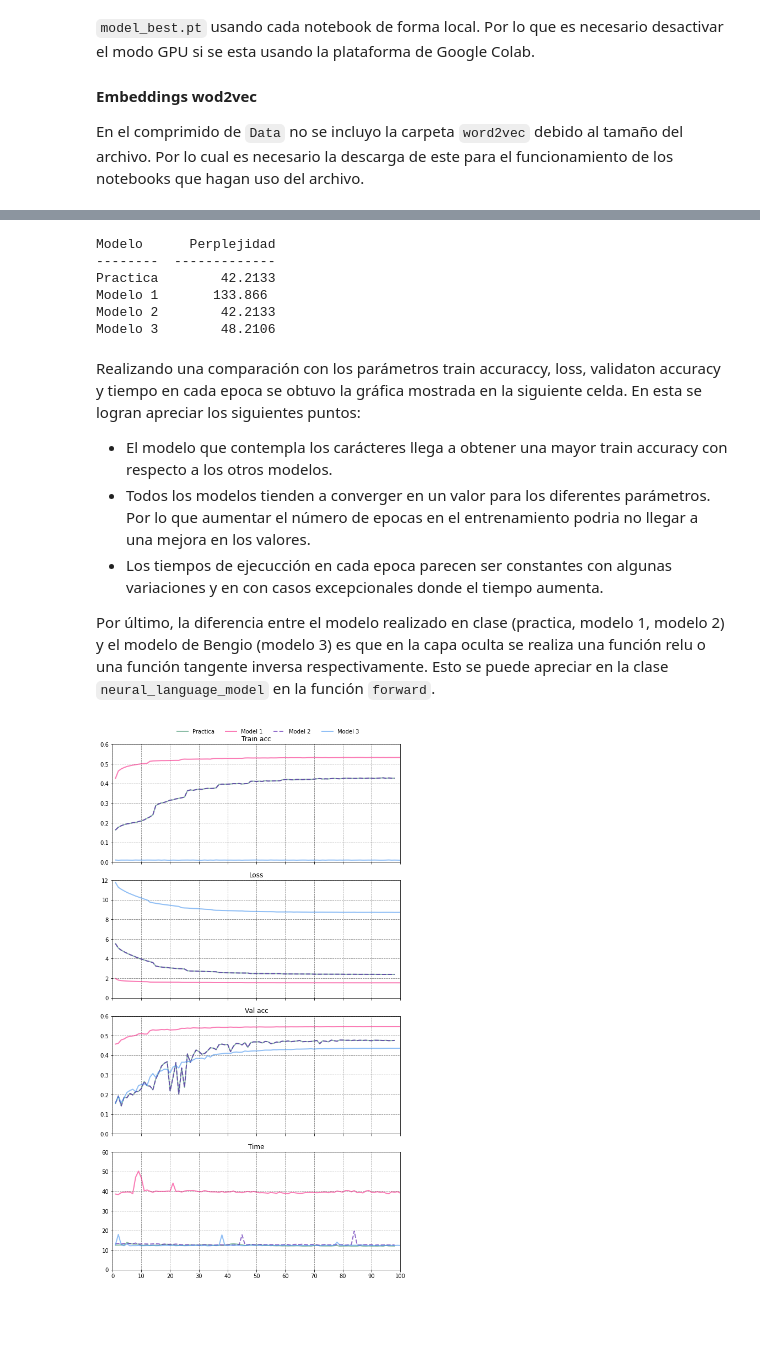
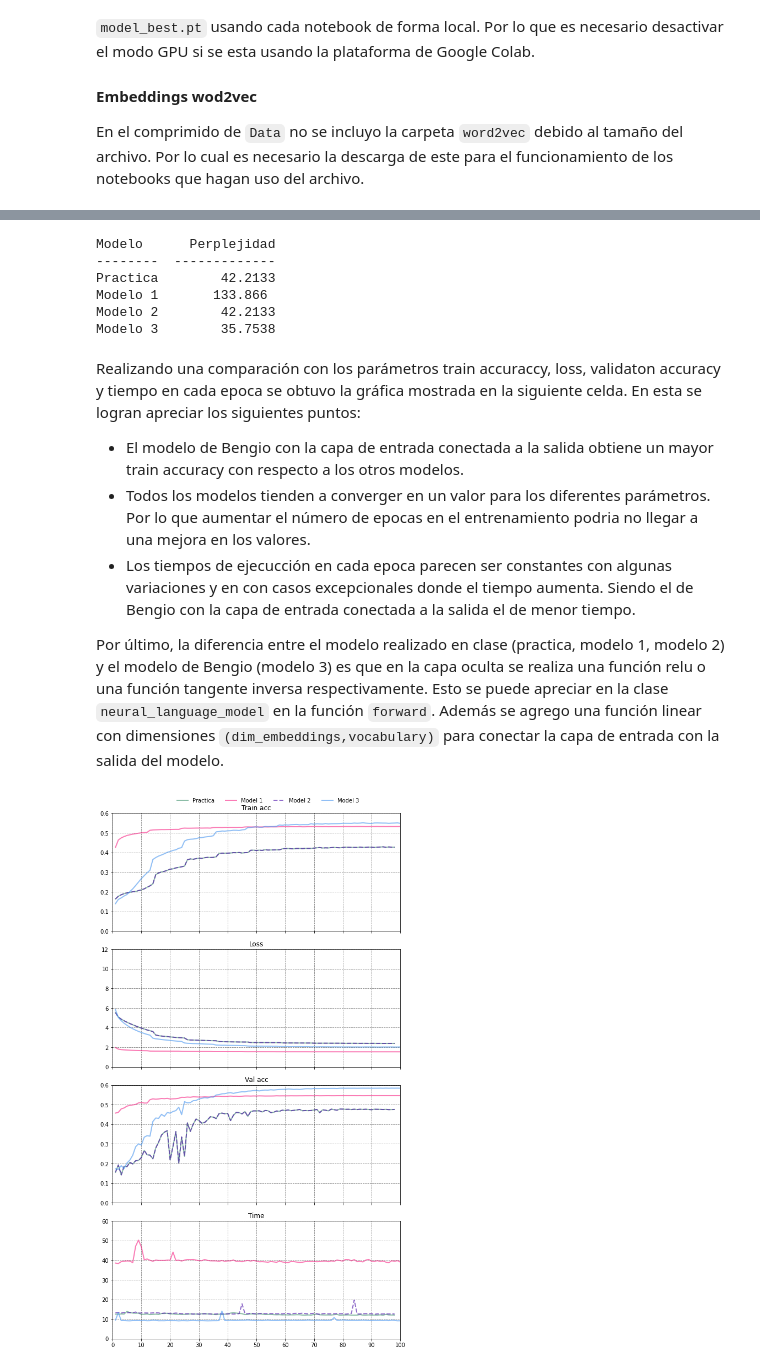
Before and after one commit to giovannilopez9808/CIMAT_segundo_semestre, a Jupyter notebook: Lenguaje/Tareas/Tarea_05/Scripts/Results/Results.ipynb, the cells around one changed output, grey strips where cells are left out. Drawn from its saved outputs; the diff is of its cells as text; code cells hidden in the pictures; blank space fills up the shorter version.

Commit message:
Change model 3

```diff
--- a/Lenguaje/Tareas/Tarea_05/Scripts/Results/Results.ipynb
+++ b/Lenguaje/Tareas/Tarea_05/Scripts/Results/Results.ipynb
@@ -54,7 +54,7 @@ from tabulate import tabulate
 perplexity = [["Practica",42.2133],
               ["Modelo 1",133.8656],
               ["Modelo 2",42.2133 ],
-              ["Modelo 3",48.2106 ]]
+              ["Modelo 3",35.7538 ]]
 print(tabulate(perplexity,
               headers=["Modelo",
                       "Perplejidad"]))
@@ -64,22 +64,22 @@ Modelo      Perplejidad
 Practica        42.2133
 Modelo 1       133.866
 Modelo 2        42.2133
-Modelo 3        48.2106
+Modelo 3        35.7538
 # %% [markdown]
 Realizando una comparación con los parámetros train accuraccy, loss, validaton accuracy y tiempo en cada epoca se obtuvo la gráfica mostrada en la siguiente celda. En esta se logran apreciar los siguientes puntos:
 
-+ El modelo que contempla los carácteres llega a obtener una mayor train accuracy con respecto a los otros modelos.
++ El modelo de Bengio con la capa de entrada conectada a la salida obtiene un mayor train accuracy con respecto a los otros modelos.
 + Todos los modelos tienden a converger en un valor para los diferentes parámetros. Por lo que aumentar el número de epocas en el entrenamiento podria no llegar a una mejora en los valores.
-+ Los tiempos de ejecucción en cada epoca parecen ser constantes con algunas variaciones y en con casos excepcionales donde el tiempo aumenta.
++ Los tiempos de ejecucción en cada epoca parecen ser constantes con algunas variaciones y en con casos excepcionales donde el tiempo aumenta. Siendo el de Bengio con la capa de entrada conectada a la salida el de menor tiempo.
 
-Por último, la diferencia entre el modelo realizado en clase (practica, modelo 1, modelo 2) y el modelo de Bengio (modelo 3) es que en la capa oculta se realiza una función relu o una función tangente inversa respectivamente. Esto se puede apreciar en la clase ``neural_language_model`` en la función ``forward``.
+Por último, la diferencia entre el modelo realizado en clase (practica, modelo 1, modelo 2) y el modelo de Bengio (modelo 3) es que en la capa oculta se realiza una función relu o una función tangente inversa respectivamente. Esto se puede apreciar en la clase ``neural_language_model`` en la función ``forward``. Además se agrego una función linear con dimensiones ``(dim_embeddings,vocabulary)`` para conectar la capa de entrada con la salida del modelo.
 # %%
 import matplotlib.pyplot as plt
 from pandas import read_csv
 from numpy import linspace
 from os.path import join
 params = {
-    "path data": "Data",
+    "path data": "../Data",
     "file data": "stadistics.csv",
     "headers": {"Train acc": {"y lim": [0, 0.6]},
                 "Loss": {"y lim": [0, 12]},
@@ -111,31 +111,31 @@ for model in params["models"]:
     data = read_csv(filename,
                     index_col=0)
     color = params["models"][model]["color"]
     for ax, header in zip(axs, params["headers"]):
         dataset = params["headers"][header]
         ls = params["models"][model]["ls"]
         ax.set_title(header)
         ax.plot(data.index,
                 data[header],
                 color=color,
                 label=model,
                 lw=2,
                 ls=ls,
                 alpha=0.6)
         ax.set_xlim(0, 100)
         ax.set_ylim(dataset["y lim"][0],
                     dataset["y lim"][1])
         ax.set_xticks(linspace(0, 100, 11))
         ax.grid(ls="--",
                 color="#000000",
                 alpha=0.5)
 plt.tight_layout()
 handles, labels = ax.get_legend_handles_labels()
 fig.legend(handles,
            labels,
            bbox_to_anchor=(0.85, 1.01),
            ncol=4,
            frameon=False)
 plt.show()
 # %% [output]
-[figure, old version]
+[figure, new version]
```
Also changed, not shown: parts of 1 cell of this notebook, 3 other files.
